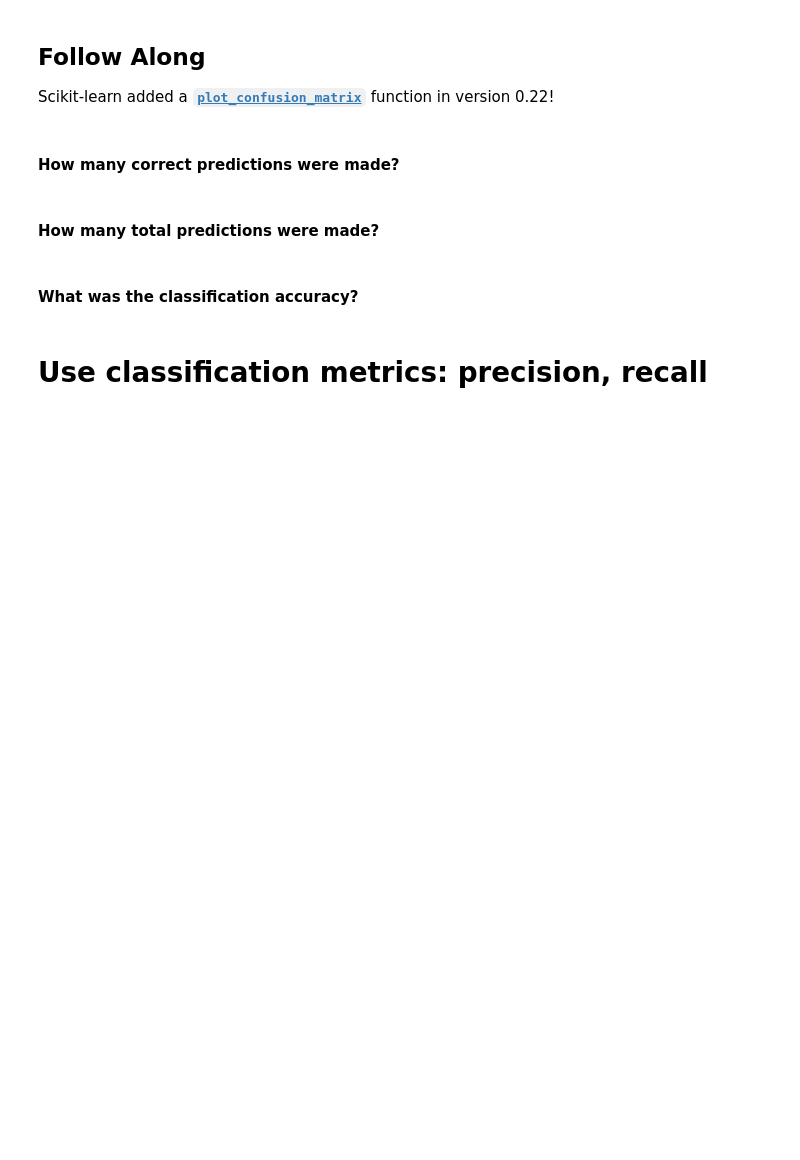
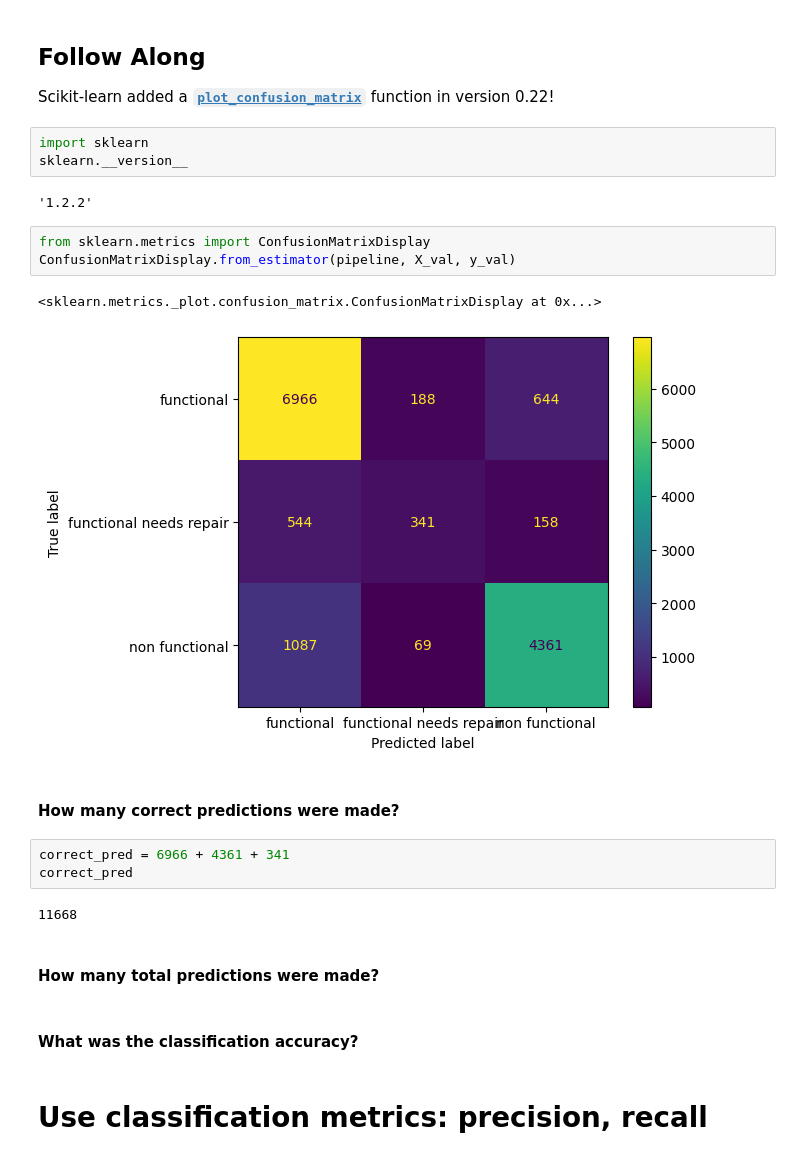
Before and after one commit to sikoh/DS-Tree-Based-Models, a Jupyter notebook: Classification-Metrics/DS_ClassificationMetrics_Lecture_Notes.ipynb, the cells around one changed output. Drawn from its saved outputs; the diff is of its cells as text; blank space fills up the shorter version.

```diff
--- a/Classification-Metrics/DS_ClassificationMetrics_Lecture_Notes.ipynb
+++ b/Classification-Metrics/DS_ClassificationMetrics_Lecture_Notes.ipynb
@@ -125,8 +125,24 @@ print('Validation Accuracy', accuracy_score(y_val, y_pred))
 ## Follow Along
 
 Scikit-learn added a [**`plot_confusion_matrix`**](https://scikit-learn.org/stable/modules/generated/sklearn.metrics.plot_confusion_matrix.html) function in version 0.22!
+# %%
+import sklearn
+sklearn.__version__
+# %% [output]
+'1.2.2'
+# %%
+from sklearn.metrics import ConfusionMatrixDisplay
+ConfusionMatrixDisplay.from_estimator(pipeline, X_val, y_val)
+# %% [output]
+<sklearn.metrics._plot.confusion_matrix.ConfusionMatrixDisplay at 0x...>
+[figure, added]
 # %% [markdown]
 #### How many correct predictions were made?
+# %%
+correct_pred = 6966 + 4361 + 341
+correct_pred
+# %% [output]
+11668
 # %% [markdown]
 #### How many total predictions were made?
 # %% [markdown]
```
Also changed, not shown: parts of 2 cells of this notebook.
